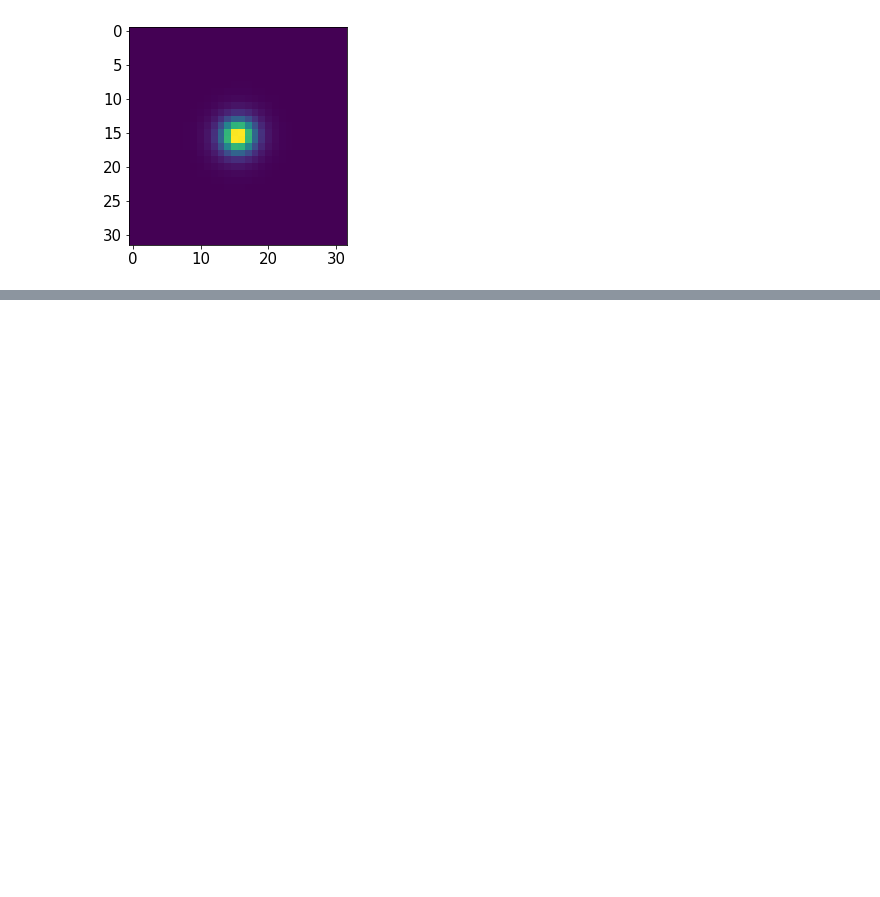
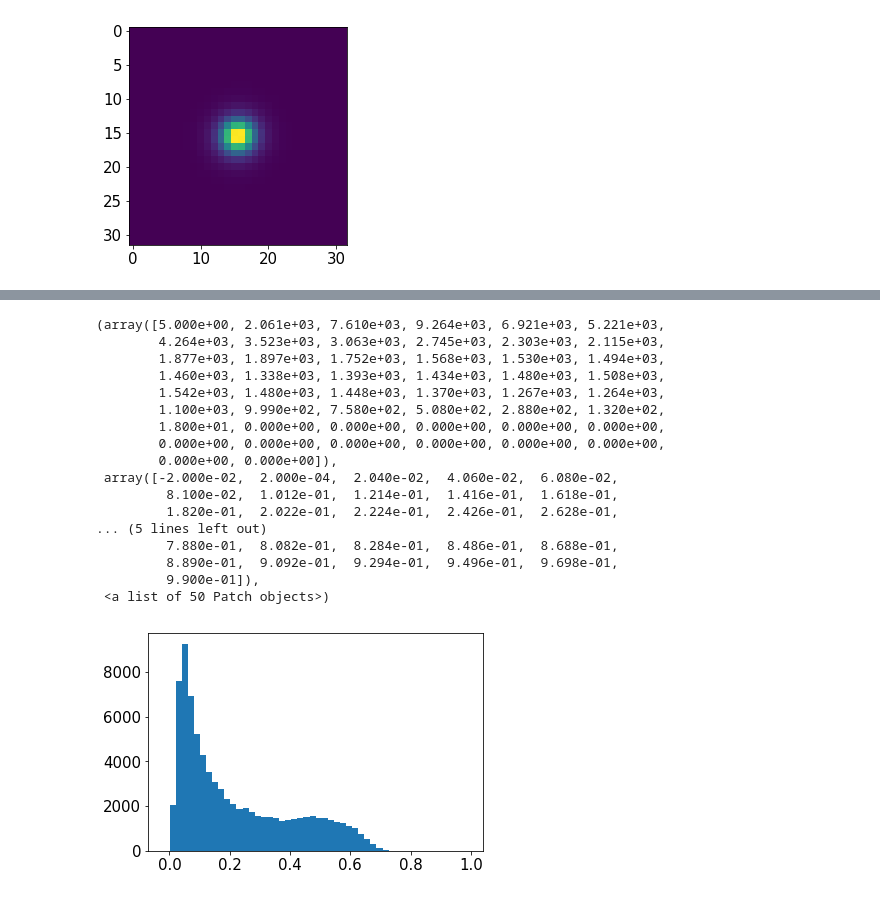
Before and after one commit to mr-superonion/FPFS, a Jupyter notebook: notebook/paper-FPFS2021/2-selBias.ipynb, the cells around one changed output, grey strips where cells are left out. Saved outputs shown, nothing was run; the diff lists cells and outputs as text; code cells hidden in the pictures; blank space fills up the shorter version.

```diff
--- a/notebook/paper-FPFS2021/2-selBias.ipynb
+++ b/notebook/paper-FPFS2021/2-selBias.ipynb
@@ -101,0 +86,21 @@ for shigh in slowList:
+# %%
+plt.hist(elli1['fpfs_RE'],bins=50,range=(-0.02,0.99))
+# %% [output]
+(array([5.000e+00, 2.061e+03, 7.610e+03, 9.264e+03, 6.921e+03, 5.221e+03,
+        4.264e+03, 3.523e+03, 3.063e+03, 2.745e+03, 2.303e+03, 2.115e+03,
+        1.877e+03, 1.897e+03, 1.752e+03, 1.568e+03, 1.530e+03, 1.494e+03,
+        1.460e+03, 1.338e+03, 1.393e+03, 1.434e+03, 1.480e+03, 1.508e+03,
+        1.542e+03, 1.480e+03, 1.448e+03, 1.370e+03, 1.267e+03, 1.264e+03,
+        1.100e+03, 9.990e+02, 7.580e+02, 5.080e+02, 2.880e+02, 1.320e+02,
+        1.800e+01, 0.000e+00, 0.000e+00, 0.000e+00, 0.000e+00, 0.000e+00,
+        0.000e+00, 0.000e+00, 0.000e+00, 0.000e+00, 0.000e+00, 0.000e+00,
+        0.000e+00, 0.000e+00]),
+ array([-2.000e-02,  2.000e-04,  2.040e-02,  4.060e-02,  6.080e-02,
+         8.100e-02,  1.012e-01,  1.214e-01,  1.416e-01,  1.618e-01,
+         1.820e-01,  2.022e-01,  2.224e-01,  2.426e-01,  2.628e-01,
+... (5 lines left out)
+         7.880e-01,  8.082e-01,  8.284e-01,  8.486e-01,  8.688e-01,
+         8.890e-01,  9.092e-01,  9.294e-01,  9.496e-01,  9.698e-01,
+         9.900e-01]),
+ <a list of 50 Patch objects>)
+[figure, added]
```
Also changed, not shown: parts of 9 cells of this notebook.
